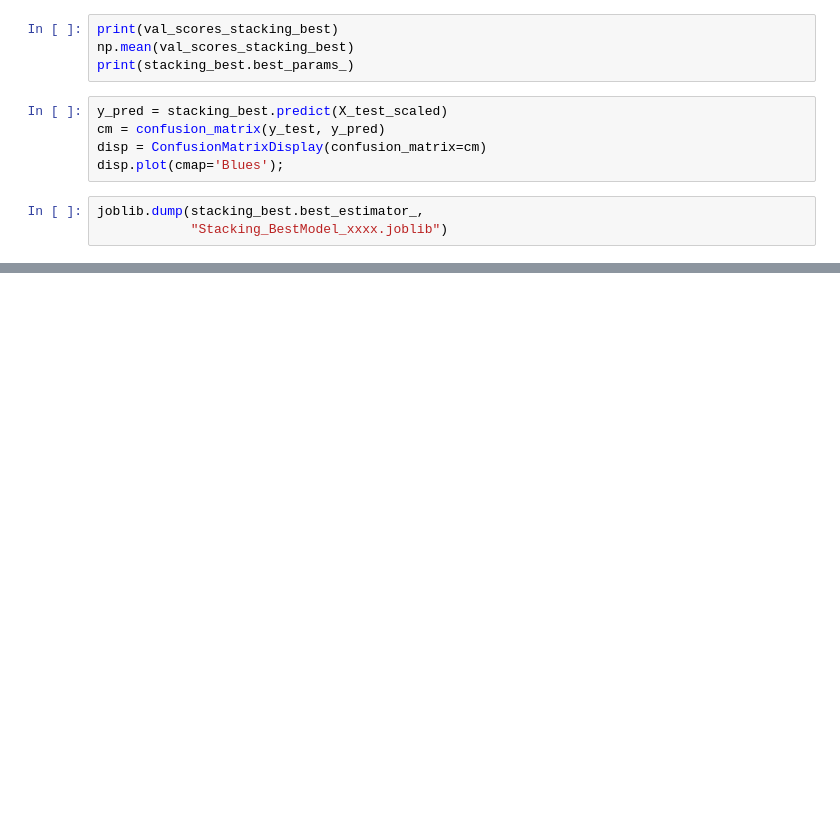
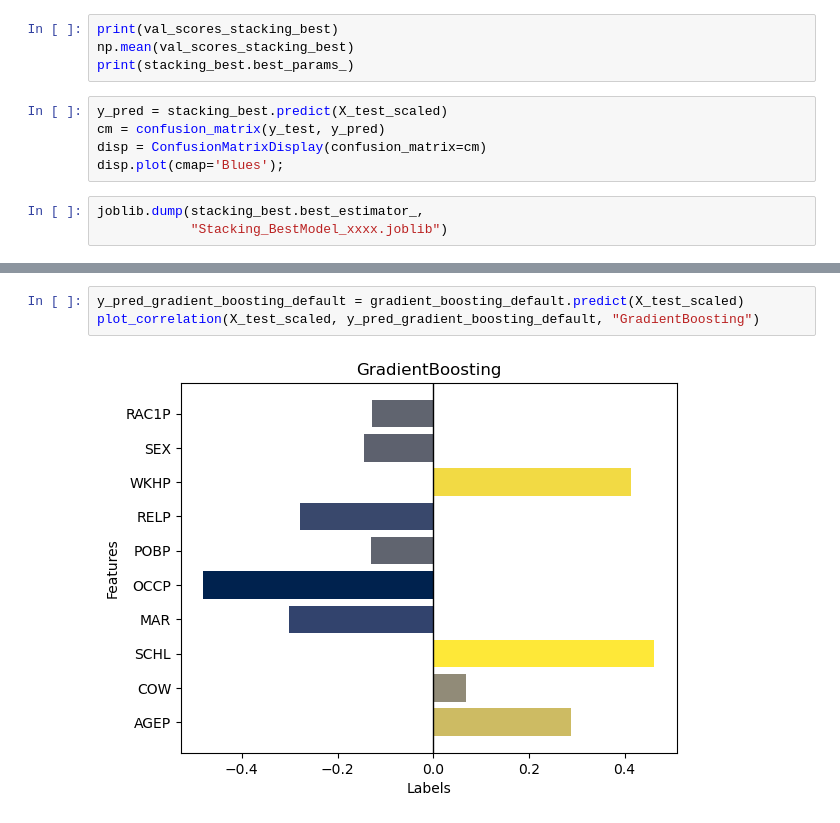
Before and after one commit to AurelienPasquet/supervised_learning_5A, a Jupyter notebook: tp1.ipynb, the cells around one changed output, grey strips where cells are left out. Saved outputs shown, nothing was run; the diff lists cells and outputs as text; blank space fills up the shorter version.

```diff
--- a/tp1.ipynb
+++ b/tp1.ipynb
@@ -366,0 +415,5 @@ joblib.dump(stacking_best.best_estimator_,
+# %%
+y_pred_gradient_boosting_default = gradient_boosting_default.predict(X_test_scaled)
+plot_correlation(X_test_scaled, y_pred_gradient_boosting_default, "GradientBoosting")
+# %% [output]
+[figure, added]
```
Also changed, not shown: parts of 50 cells of this notebook, 1 other file.
